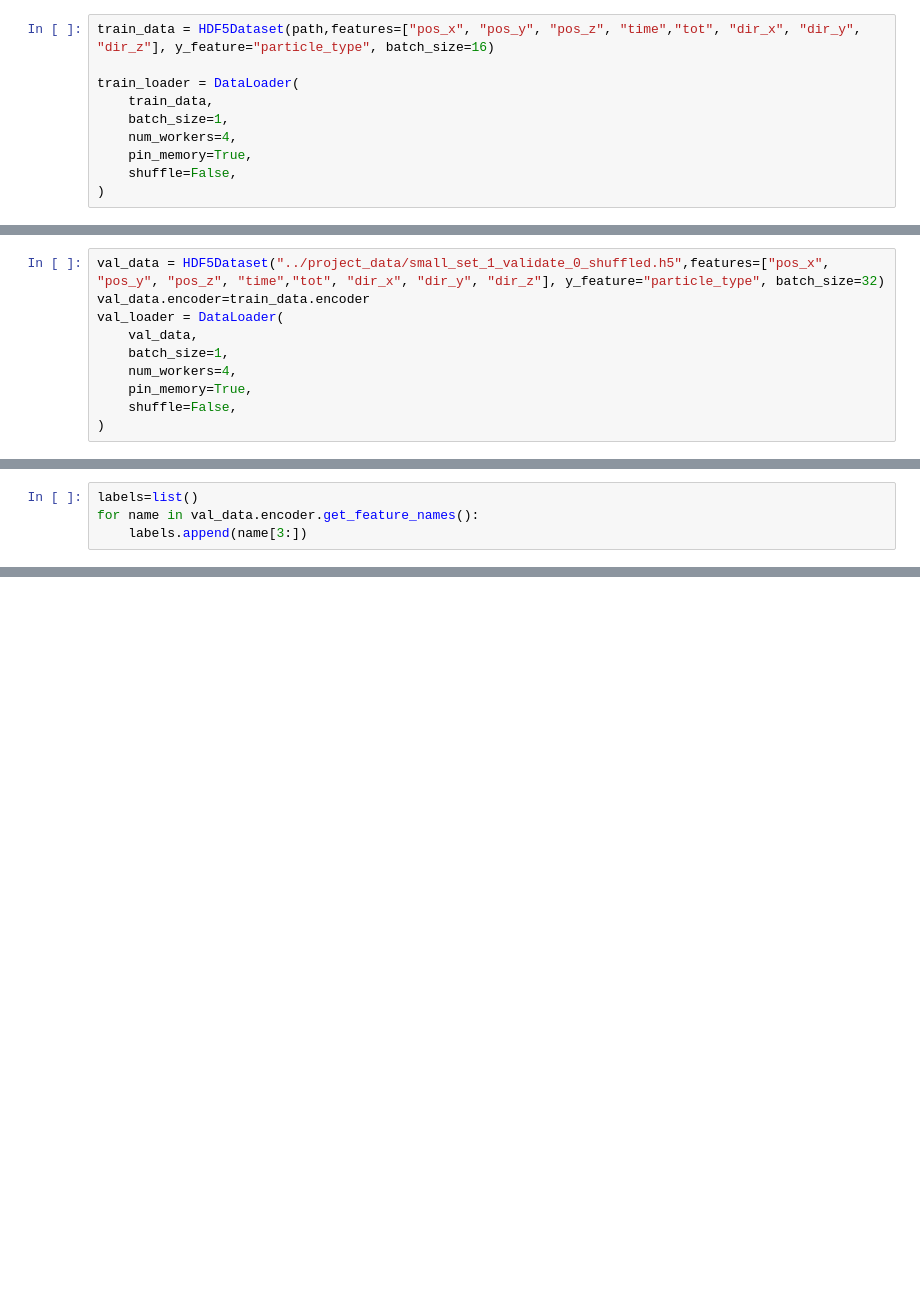
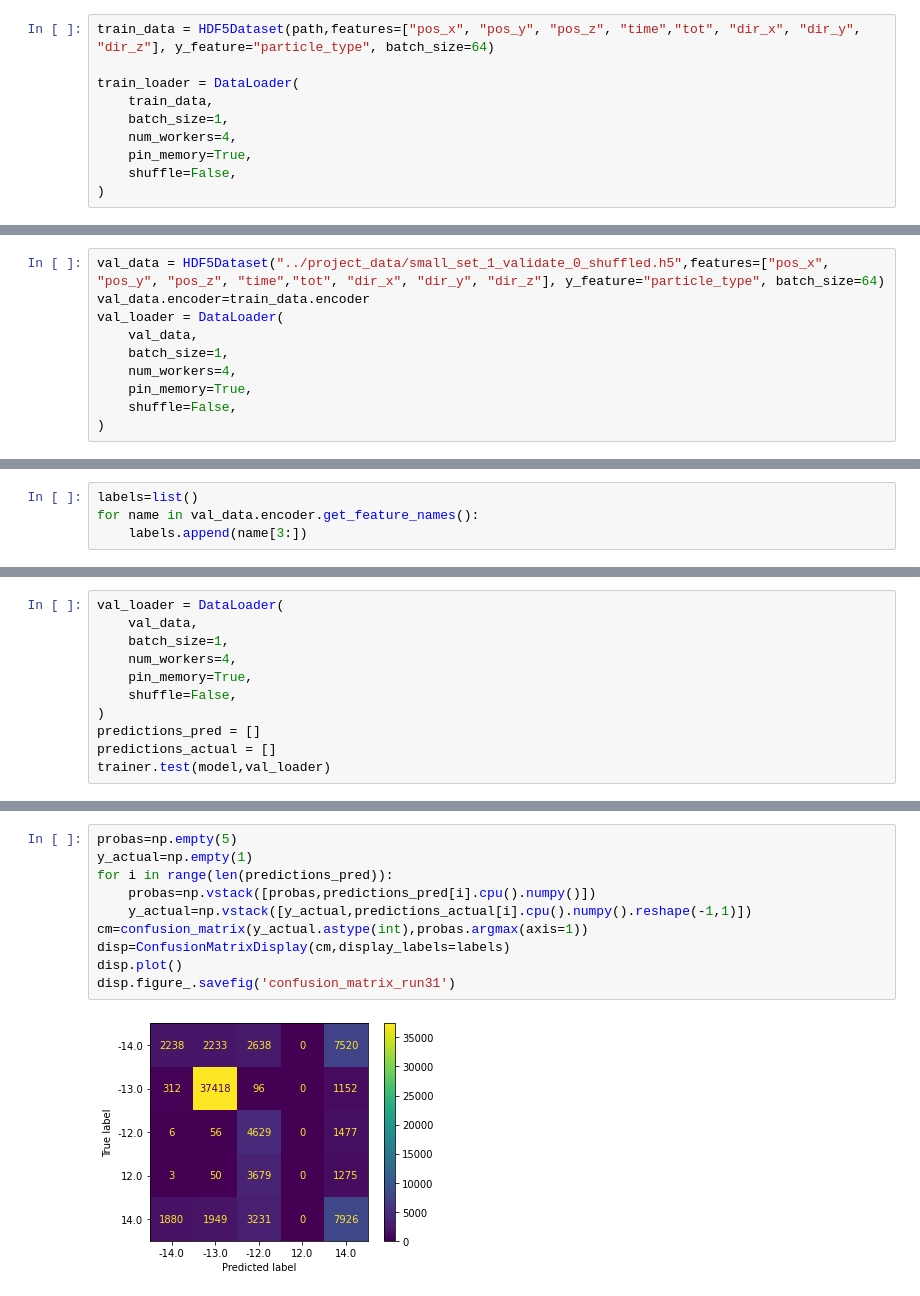
Before and after one commit to LaurensSchinkelshoek/PCQI, a Jupyter notebook: classification.ipynb, the cells around one changed output, grey strips where cells are left out. Cells and saved outputs as stored; diff of their text form; blank space fills up the shorter version.

```diff
--- a/classification.ipynb
+++ b/classification.ipynb
@@ -248,5 +442,5 @@ class DECNetwork(pl.LightningModule):
 # %%
-train_data = HDF5Dataset(path,features=["pos_x", "pos_y", "pos_z", "time","tot", "dir_x", "dir_y", "dir_z"], y_feature="particle_type", batch_size=16)
+train_data = HDF5Dataset(path,features=["pos_x", "pos_y", "pos_z", "time","tot", "dir_x", "dir_y", "dir_z"], y_feature="particle_type", batch_size=64)
 
 train_loader = DataLoader(
     train_data,
@@ -259,7 +453,7 @@ train_loader = DataLoader(
 The available y features are:  ('event_id', 'particle_type', 'energy', 'is_cc', 'bjorkeny', 'dir_x', 'dir_y', 'dir_z', 'time_interaction', 'run_id', 'vertex_pos_x', 'vertex_pos_y', 'vertex_pos_z', 'n_ ...
 cached the following x input features {'channel_id': 0, 'dir_x': 1, 'dir_y': 2, 'dir_z': 3, 'dom_id': 4, 'du': 5, 'floor': 6, 'group_id': 7, 'pos_x': 8, 'pos_y': 9, 'pos_z': 10, 't0': 11, 'time': 12,  ...
 # %%
-val_data = HDF5Dataset("../project_data/small_set_1_validate_0_shuffled.h5",features=["pos_x", "pos_y", "pos_z", "time","tot", "dir_x", "dir_y", "dir_z"], y_feature="particle_type", batch_size=32)
+val_data = HDF5Dataset("../project_data/small_set_1_validate_0_shuffled.h5",features=["pos_x", "pos_y", "pos_z", "time","tot", "dir_x", "dir_y", "dir_z"], y_feature="particle_type", batch_size=64)
 val_data.encoder=train_data.encoder
 val_loader = DataLoader(
     val_data,
@@ -367,0 +606,11 @@ inference = DECNetwork().load_from_checkpoint(checkpoint_path="lightning_logs/ve
+# %%
+val_loader = DataLoader(
+    val_data,
+    batch_size=1,
+    num_workers=4,
+    pin_memory=True,
+    shuffle=False,
+)
+predictions_pred = []
+predictions_actual = []
+trainer.test(model,val_loader)
@@ -367,0 +628,12 @@ inference = DECNetwork().load_from_checkpoint(checkpoint_path="lightning_logs/ve
+# %%
+probas=np.empty(5)
+y_actual=np.empty(1)
+for i in range(len(predictions_pred)):
+    probas=np.vstack([probas,predictions_pred[i].cpu().numpy()])
+    y_actual=np.vstack([y_actual,predictions_actual[i].cpu().numpy().reshape(-1,1)])
+cm=confusion_matrix(y_actual.astype(int),probas.argmax(axis=1))
+disp=ConfusionMatrixDisplay(cm,display_labels=labels)
+disp.plot()
+disp.figure_.savefig('confusion_matrix_run31')
+# %% [output]
+[figure, added]
```
Also changed, not shown: parts of 20 cells of this notebook, 58 other files.
